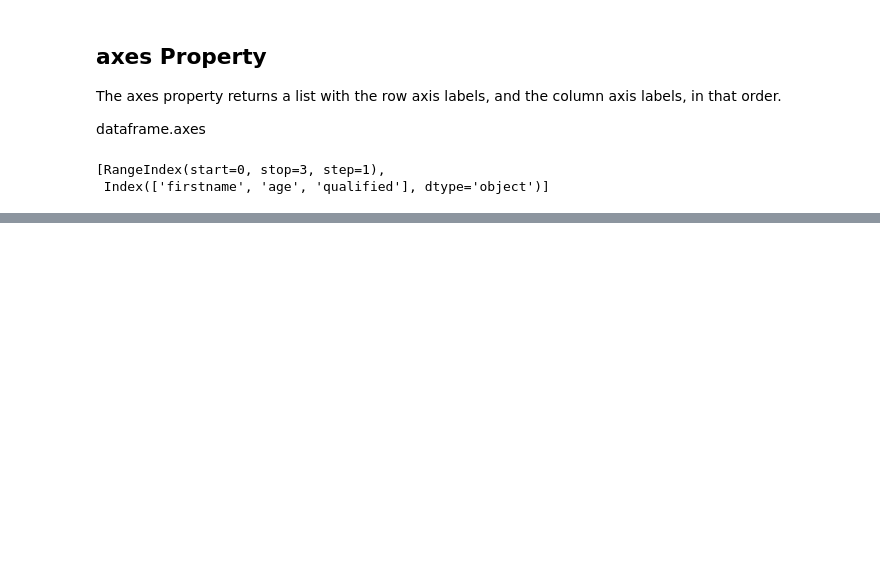
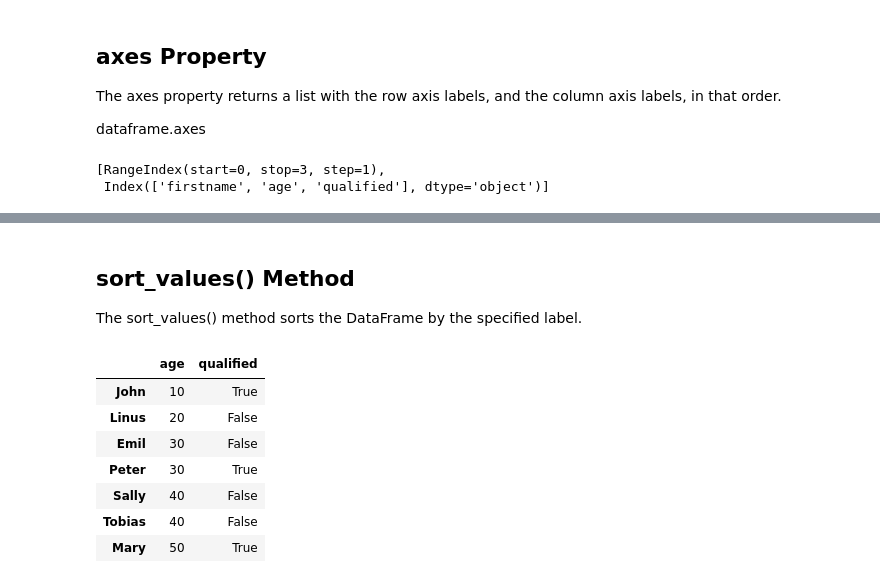
Before and after one commit to alinemati45/Python-Tutorial, a Jupyter notebook: Pandas .ipynb, the cells around one changed output, grey strips where cells are left out. Drawn from its saved outputs; the diff is of its cells as text; code cells hidden in the pictures; blank space fills up the shorter version.

```diff
--- a/Pandas .ipynb
+++ b/Pandas .ipynb
@@ -1114,0 +2155,15 @@ SyntaxError: invalid syntax (<ipython-input-151-2e477146e81a>, line 3)
+# %% [markdown]
+## sort_values() Method
+
+The sort_values() method sorts the DataFrame by the specified label.
+# %%
+df.sort_values(by='age')
+# %% [output]
+|  | age | qualified |
+| John | 10 | True |
+| Linus | 20 | False |
+| Emil | 30 | False |
+| Peter | 30 | True |
+| Sally | 40 | False |
+| Tobias | 40 | False |
+| Mary | 50 | True |
```
Also changed, not shown: parts of 131 cells of this notebook.
